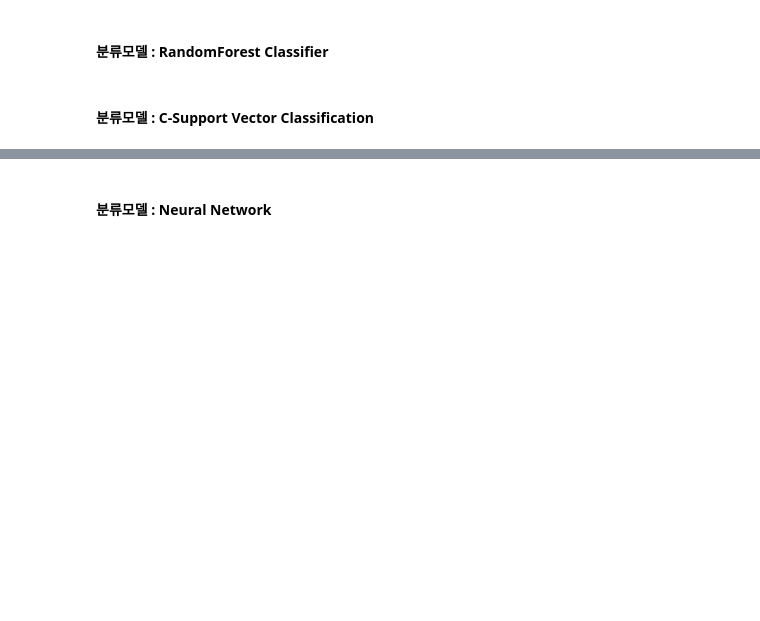
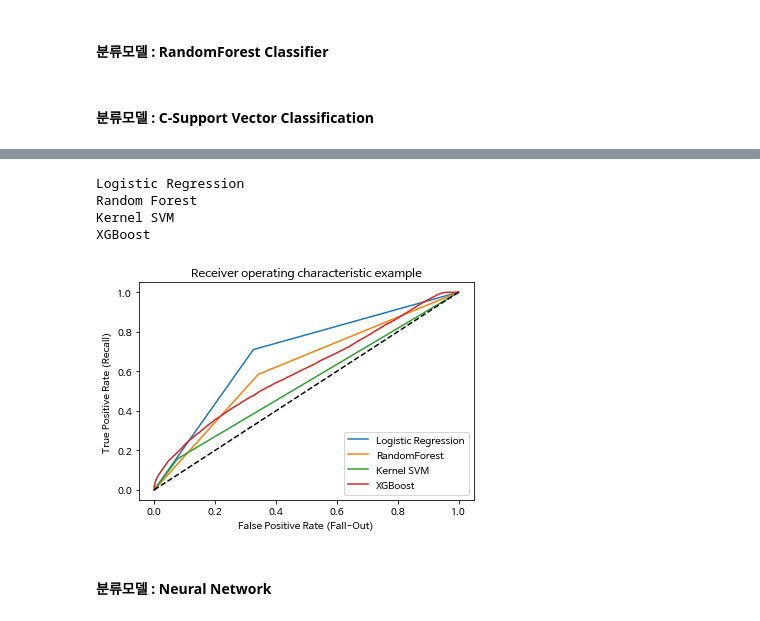
Before and after one commit to buenhyden/Private_Project, a Jupyter notebook: personal_project/5_Train_Classifier_Using_Doc2Vec_For_Sentiment_analysis.ipynb, the cells around one changed output, grey strips where cells are left out. Cells and saved outputs as stored; diff of their text form; code cells hidden in the pictures; blank space fills up the shorter version.

```diff
--- a/personal_project/5_Train_Classifier_Using_Doc2Vec_For_Sentiment_analysis.ipynb
+++ b/personal_project/5_Train_Classifier_Using_Doc2Vec_For_Sentiment_analysis.ipynb
@@ -550,8 +657,8 @@ pickle.dump(classifier,open(saveClassifierPath+'LogisticRegression_'+train_x_by_
 #### 분류모델 : RandomForest Classifier
 # %%
 %%time
-classifier2 = RandomForestClassifier(random_state=1234)
-classifier2.fit(train_x_by_m3, train_y2)
+classifier2 = RandomForestClassifier(random_state=1234, n_estimators = 75, n_jobs=cores)
+classifier2.fit(train_x_b _m3, train_y2)
 print (classifier2.get_params())
 print( 'score : {}'.format(classifier2.score(test_x_by_m3, test_y2)))
 print ('classification report')
@@ -566,7 +673,7 @@ scaling = MinMaxScaler(feature_range=(-1, 1)).fit(train_x_by_m3)
 train_x_by_m3_2 = scaling.transform(train_x_by_m3)
 test_x_by_m3_2 = scaling.transform(test_x_by_m3)
 classifier3 =  SVC(kernel = 'linear',
-        cache_size= 10000)
+        cache_size= 1024, max_iter = 1500, verbose = True)
 classifier3.fit(train_x_by_m3_2, train_y2)
 print (classifier3.get_params())
 print( 'score : {}'.format(classifier3.score(test_x_by_m3_2, test_y2)))
@@ -580,0 +700,32 @@ pickle.dump(classifier3,open(saveClassifierPath+'SVC_'+train_x_by_m3_name, 'wb')
+# %%
+%%time
+dtrain = xgb.DMatrix(train_vecs_w2v, y_train)
+dvalid = xgb.DMatrix(test_vecs_w2v, y_test)
+# %%
+%%time
+max_depth = 5
+subsample = 0.7
+colsample_bytree = 0.7
+params = {
+    'objective' : 'binary:logistic',
+    'booster' : 'gbtree',
+    'max_depth' : max_depth,
+    'subsample' : subsample,
+    'eval_metric' : 'auc',
+    'colsample_bytree' : colsample_bytree,
+    'silent' : 1,
+    'eta' : 0.1,
+    'nthread' : cores
+}
+num_boost_round = 200
+early_stopping_rounds = 10
+test_size = 0.15
+
+watchlist = [(dtrain, 'train'), (dvalid, 'eval')]
+gbm = xgb.train(params, dtrain, num_boost_round, evals = watchlist,
+                early_stopping_rounds = early_stopping_rounds, verbose_eval = True)
+test_prediction = gbm.predict(xgb.DMatrix(test_vecs_w2v))
+test_class = np.round(test_prediction)
+test_acc = accuracy_score(y_test, test_class)
+print (test_acc)
+gbm.save_model(saveClassifierPath+'XGBOost_'+train_x_by_m1_name)
@@ -581,5 +750,12 @@ pickle.dump(classifier3,open(saveClassifierPath+'SVC_'+train_x_by_m3_name, 'wb')
 # %%
-Make_Roc_Curve(test_x_by_m3, test_y, classifier, classifier2, classifier3)
+%%time
+Make_Roc_Curve(test_x_by_m1, test_y, classifier, classifier2, classifier3, gbm)
+# %% [output]
+Logistic Regression
+Random Forest
+Kernel SVM
+XGBoost
+[figure, added]
 # %%
 del classifier
 del classifier2
```
Also changed, not shown: parts of 59 cells of this notebook.
